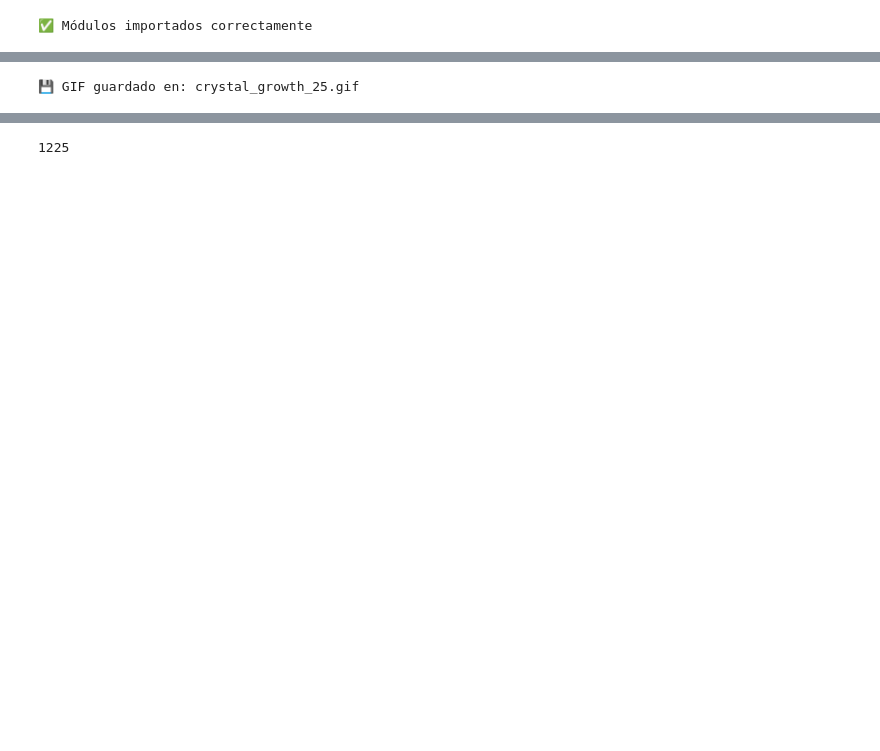
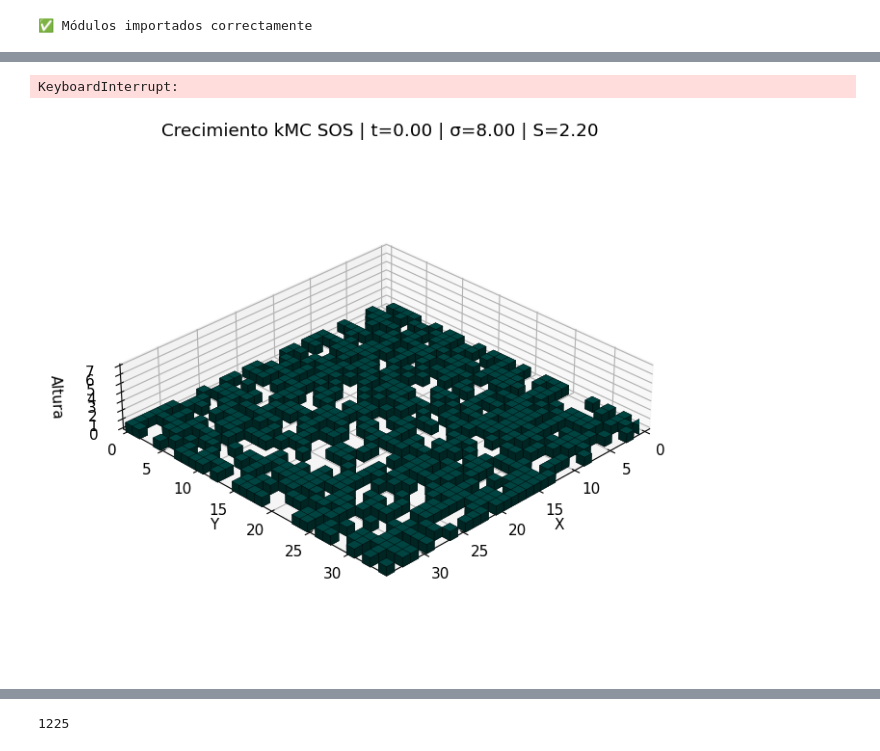
Before and after one commit to SebastGg99/MalariaProject, a Jupyter notebook: notebooks/paper_kMC_v2.ipynb, the cells around one changed output, grey strips where cells are left out. Drawn from its saved outputs; the diff is of its cells as text; code cells hidden in the pictures; blank space fills up the shorter version.

```diff
--- a/notebooks/paper_kMC_v2.ipynb
+++ b/notebooks/paper_kMC_v2.ipynb
@@ -235,19 +224,20 @@ plotter.plot_crystal_3d(
 # %%
 plotter.crystal_growth_gif(
-    snapshots=snaps_list[25],
+    snapshots=snaps_list[5],
     save_path="crystal_growth_25.gif",
     mode="voxel",        # o "voxel"
     elev=30,
     azim=45,
     cmap="terrain",
     fps=8,
     interval_ms=150,
     dpi=120,
     title_prefix="Crecimiento kMC SOS",
     every_n=1,
 )
 # %% [output]
-💾 GIF guardado en: crystal_growth_25.gif
+KeyboardInterrupt:
+[figure, added]
 # %%
 times = np.arange(0, 200, 1)
 
```
Also changed, not shown: parts of 13 cells of this notebook, 2 other files.
